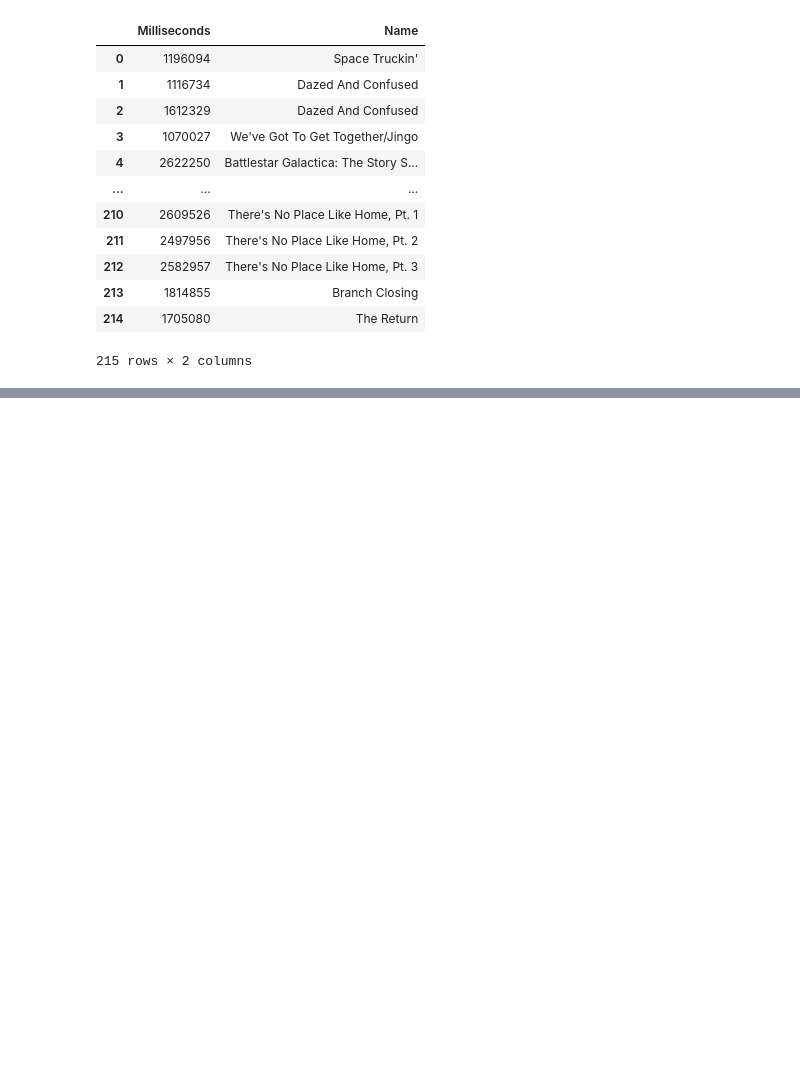
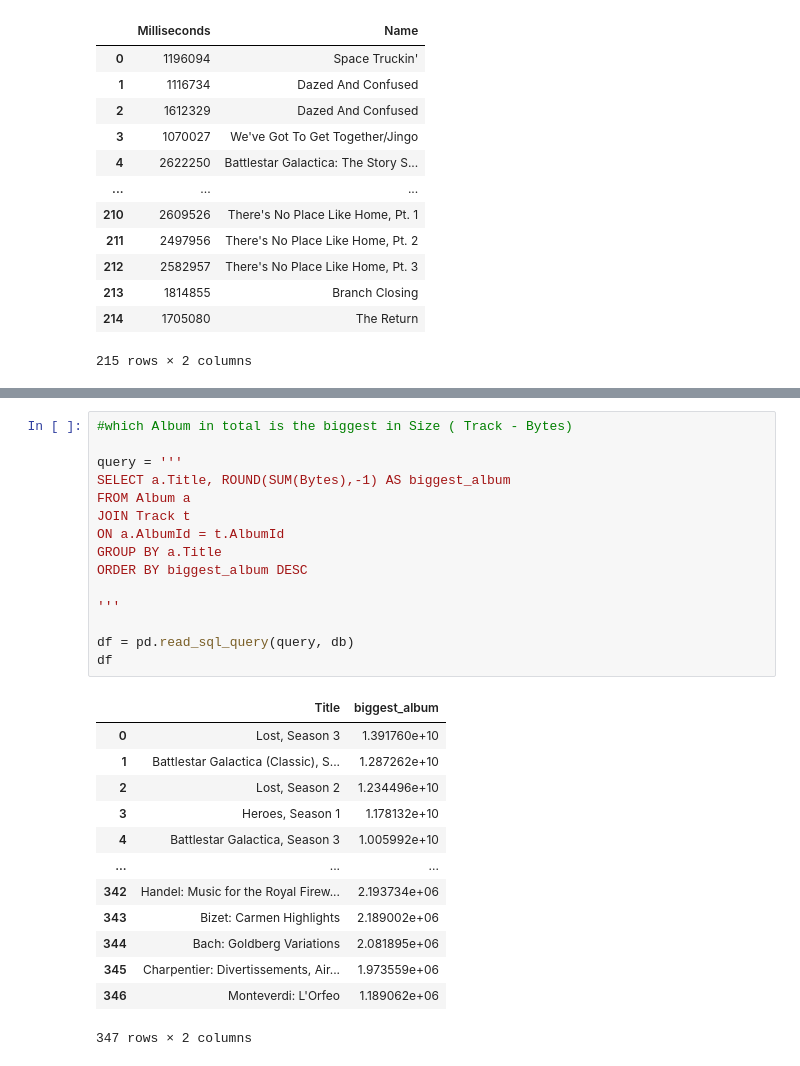
Before and after one commit to nottherealsanta/bootcamp_macaw_04_26, a Jupyter notebook: learning_sql.ipynb, the cells around one changed output, grey strips where cells are left out. Saved outputs shown, nothing was run; the diff lists cells and outputs as text; blank space fills up the shorter version.

```diff
--- a/learning_sql.ipynb
+++ b/learning_sql.ipynb
@@ -359,0 +402,29 @@ ar
+# %%
+#which Album in total is the biggest in Size ( Track - Bytes)
+
+query = '''
+SELECT a.Title, ROUND(SUM(Bytes),-1) AS biggest_album
+FROM Album a
+JOIN Track t
+ON a.AlbumId = t.AlbumId
+GROUP BY a.Title
+ORDER BY biggest_album DESC
+
+'''
+
+df = pd.read_sql_query(query, db)
+df
+# %% [output]
+|  | Title | biggest_album |
+| 0 | Lost, Season 3 | 1.391760e+10 |
+| 1 | Battlestar Galactica (Classic), S... | 1.287262e+10 |
+| 2 | Lost, Season 2 | 1.234496e+10 |
+| 3 | Heroes, Season 1 | 1.178132e+10 |
+| 4 | Battlestar Galactica, Season 3 | 1.005992e+10 |
+| ... | ... | ... |
+| 342 | Handel: Music for the Royal Firew... | 2.193734e+06 |
+| 343 | Bizet: Carmen Highlights | 2.189002e+06 |
+| 344 | Bach: Goldberg Variations | 2.081895e+06 |
+| 345 | Charpentier: Divertissements, Air... | 1.973559e+06 |
+| 346 | Monteverdi: L'Orfeo | 1.189062e+06 |
+347 rows × 2 columns
```
Also changed, not shown: parts of 9 cells of this notebook, 4 other files.
